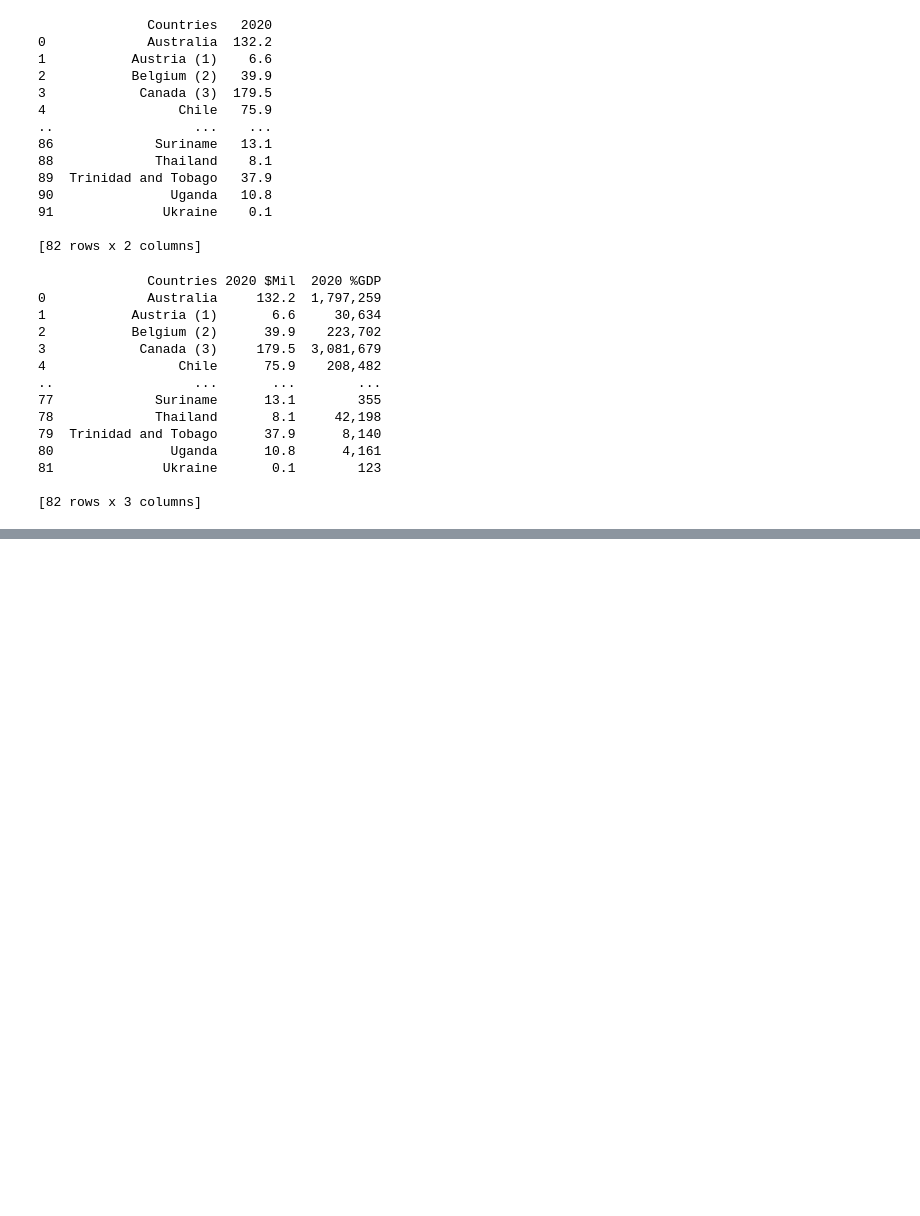
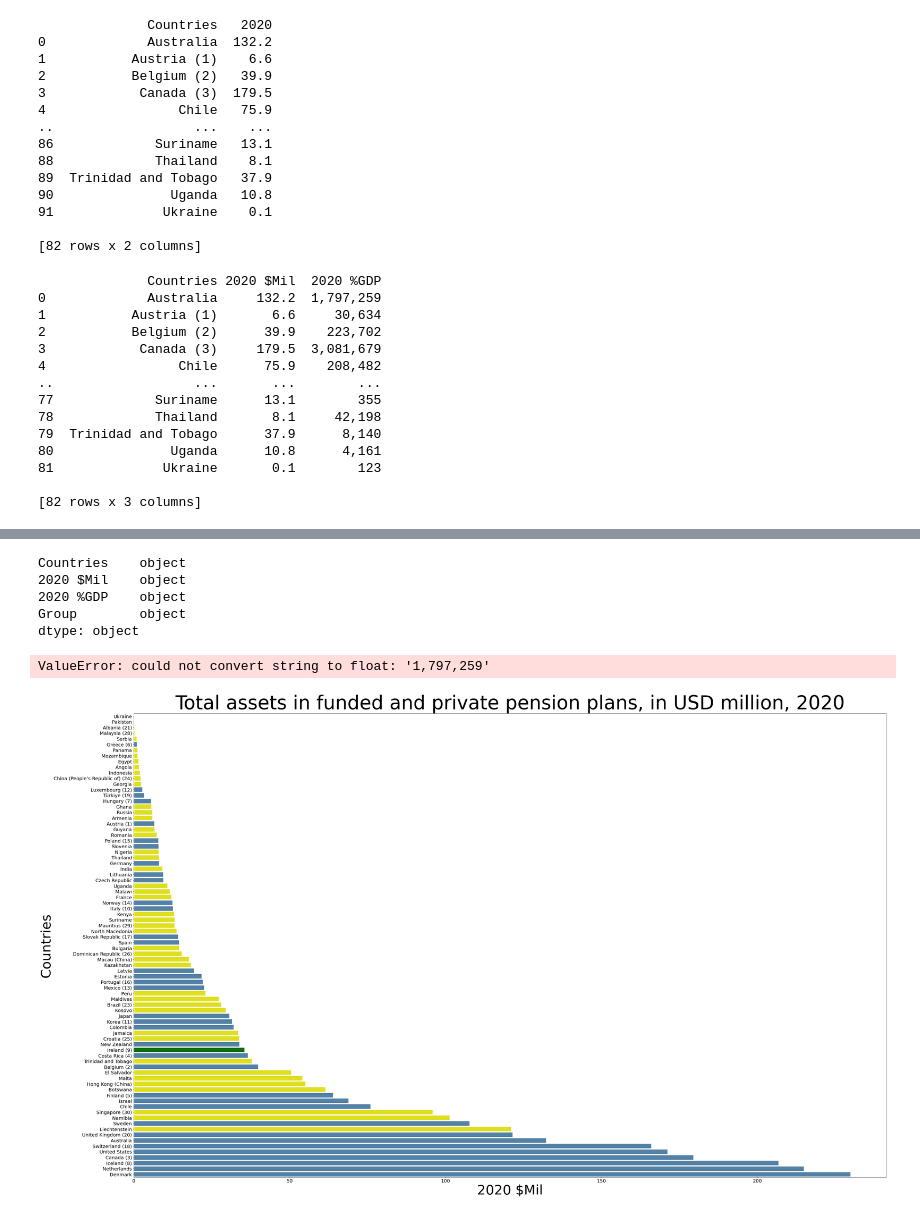
Before and after one commit to andrewpquinn/-UCDPA_andrewpquinn-, a Jupyter notebook: Data_Analytics_Project_Andrew_Quinn.ipynb, the cells around one changed output, grey strips where cells are left out. Drawn from its saved outputs; the diff is of its cells as text; code cells hidden in the pictures; blank space fills up the shorter version.

```diff
--- a/Data_Analytics_Project_Andrew_Quinn.ipynb
+++ b/Data_Analytics_Project_Andrew_Quinn.ipynb
@@ -208,0 +210,44 @@ plt.show()
+# %%
+merged_df.dtypes
+# %% [output]
+Countries    object
+2020 $Mil    object
+2020 %GDP    object
+Group        object
+dtype: object
+# %%
+#Convert specific columns to numeric
+merged_df['2020 $Mil'] = merged_df['2020 $Mil'].astype(float)
+merged_df['2020 $GDP'] = merged_df['2020 %GDP'].astype(float)
+merged_df.dtypes
+# %% [output]
+ValueError: could not convert string to float: '1,797,259'
+# %%
+# Sort the dataframe by the column '2020 $Mil'
+sorted_df = merged_df.sort_values('2020 $Mil')
+
+# Set up the figure and axis
+fig, ax1 = plt.subplots(figsize=(50, 30))
+
+# Create a custom color palette for the groups
+custom_palette = ['yellow' if group == 'Non-OECD Countries' else 'steelblue' if group == 'OECD Countries' else 'green' for group in sorted_df['Group']]
+
+# Create the bar chart using Seaborn with the custom color palette
+sns.barplot(x=sorted_df['2020 $Mil'], y=sorted_df['Countries'], ax=ax1, palette=custom_palette)
+
+# Set the labels and title
+ax1.set_xlabel('2020 $Mil', fontsize=56)
+ax1.set_ylabel('Countries', fontsize=56)
+ax1.set_title('Total assets in funded and private pension plans, in USD million, 2020', fontsize=80)
+
+# Set the font size of x and y ticks
+ax1.tick_params(axis='x', labelsize=20)
+ax1.tick_params(axis='y', labelsize=20)
+
+# Adjust spacing between subplots and labels
+fig.tight_layout(pad=3.0)
+
+# Show the plot
+plt.show()
+# %% [output]
+[figure, added]
```
Also changed, not shown: parts of 6 cells of this notebook.
